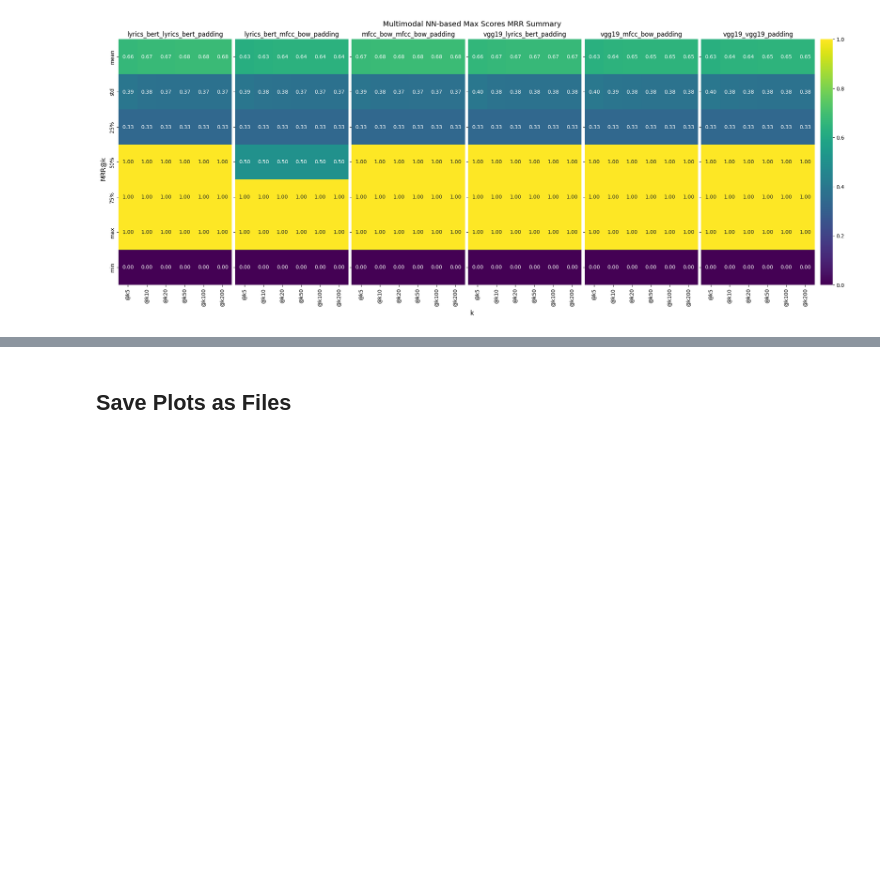
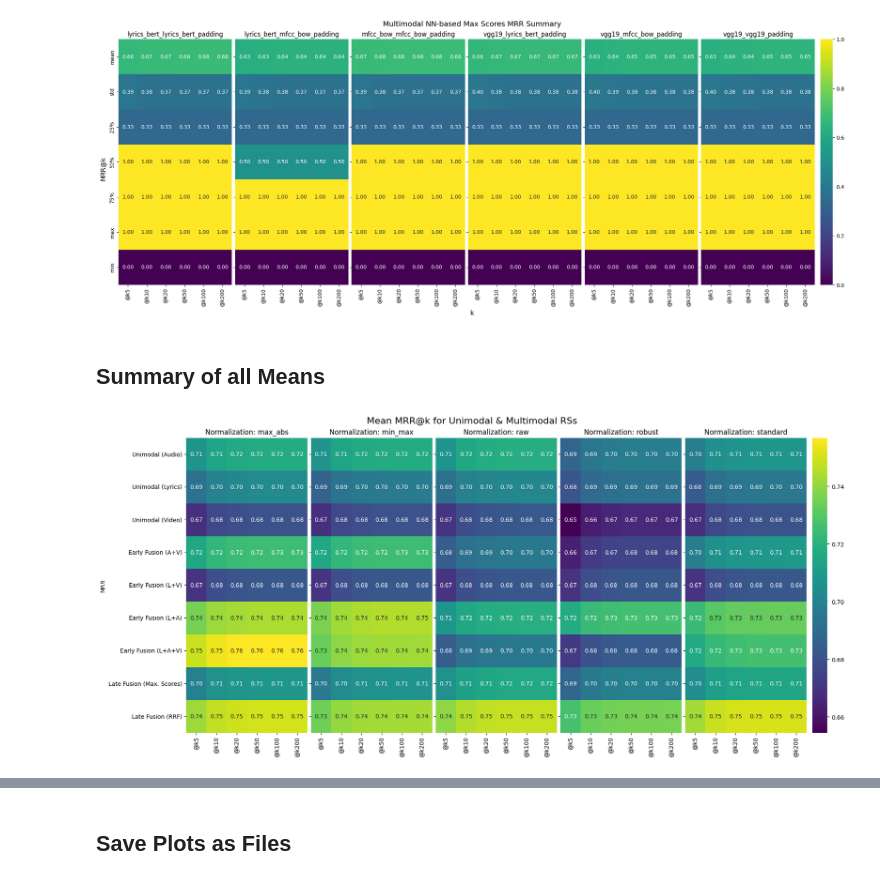
Before and after one commit to MARTIKRISO/MMSR25-26-Group-E, a Jupyter notebook: RetrievalAlgorithm/notebooks/evaluation_stats/plotting/plot_mrr.ipynb, the cells around one changed output, grey strips where cells are left out. Drawn from its saved outputs; the diff is of its cells as text; code cells hidden in the pictures; blank space fills up the shorter version.

Commit message:
Single Summary plot for all means implemented

```diff
--- a/RetrievalAlgorithm/notebooks/evaluation_stats/plotting/plot_mrr.ipynb
+++ b/RetrievalAlgorithm/notebooks/evaluation_stats/plotting/plot_mrr.ipynb
@@ -258,7 +258,7 @@ figs_dict[f'nn_based_avg_scores_{metric_at_k_name}_summary'] = plot_describe_hea
 # %% [markdown]
 ### Max Scores
 # %%
-NN_dfs = {
+max_NN_dfs = {
     var_name: pd.read_parquet(
         f'RetrievalAlgorithm/results/NN-based/pretrained/max_scores/{metric_at_k_name.lower()}/NN_based_{var_name}_max_scores_{metric_at_k_name.lower()}.parquet'
     )
@@ -266,7 +266,7 @@ NN_dfs = {
 }
 # %%
 figs_dict[f'multimodal_nn_based_max_scores_{metric_at_k_name.lower()}_mean_line_plot'] = plot_metrics_at_k_nn(
-    nn_variation_dfs=NN_dfs,
+    nn_variation_dfs=max_NN_dfs,
     fig_subtitle=f'{metric_at_k_name}@k for Different NN-based evaluations (Max.Scores)',
     y_label=metric_at_k_name,
 )
@@ -274,7 +274,7 @@ figs_dict[f'multimodal_nn_based_max_scores_{metric_at_k_name.lower()}_mean_line_
 [figure]
 # %%
 figs_dict[f'nn_based_max_scores_{metric_at_k_name}_summary'] = plot_describe_heatmaps_nn(
-    nn_variations=NN_dfs,
+    nn_variations=max_NN_dfs,
     fig_title=f'Multimodal NN-based Max Scores {metric_at_k_name} Summary',
     x_label='k',
     y_label=f'{metric_at_k_name}@k',
@@ -282,3 +282,5 @@ figs_dict[f'nn_based_max_scores_{metric_at_k_name}_summary'] = plot_describe_hea
 )
 # %% [output]
 [figure]
+# %% [markdown]
+## Summary of all Means
@@ -284,0 +289,29 @@ figs_dict[f'nn_based_max_scores_{metric_at_k_name}_summary'] = plot_describe_hea
+# %%
+unimodal_multimodal_results_dict = {
+    'Unimodal (Audio)': audio_dfs,
+    'Unimodal (Lyrics)': lyrics_dfs,
+    'Unimodal (Video)': video_dfs,
+
+    'Early Fusion (A+V)': audio_video_dfs,
+    'Early Fusion (L+V)': lyrics_video_dfs,
+    'Early Fusion (L+A)': lyrics_audio_dfs,
+    'Early Fusion (L+A+V)': lyrics_audio_video_dfs,
+
+    'Late Fusion (Max. Scores)': max_scores_dfs,
+    'Late Fusion (RRF)': rff_dfs,
+}
+
+nn_based_dict={
+    'NN-based Late Fusion (Max. Scores)': max_NN_dfs,
+    'NN-based Late Fusion (Avg. Scores)': avg_NN_dfs,
+}
+# %%
+figs_dict[f'all_unimodal_multimodal_means_{metric_at_k_name}_summary'] = plot_rs_heatmaps_means(
+    modality_dfs=unimodal_multimodal_results_dict,
+    fig_title=f'Mean {metric_at_k_name}@k for Unimodal & Multimodal RSs',
+    y_label=metric_at_k_name,
+    figsize=(18,8),
+    decimal_positions=2
+)
+# %% [output]
+[figure, added]
```
Also changed, not shown: parts of 9 cells of this notebook, 27 other files.
